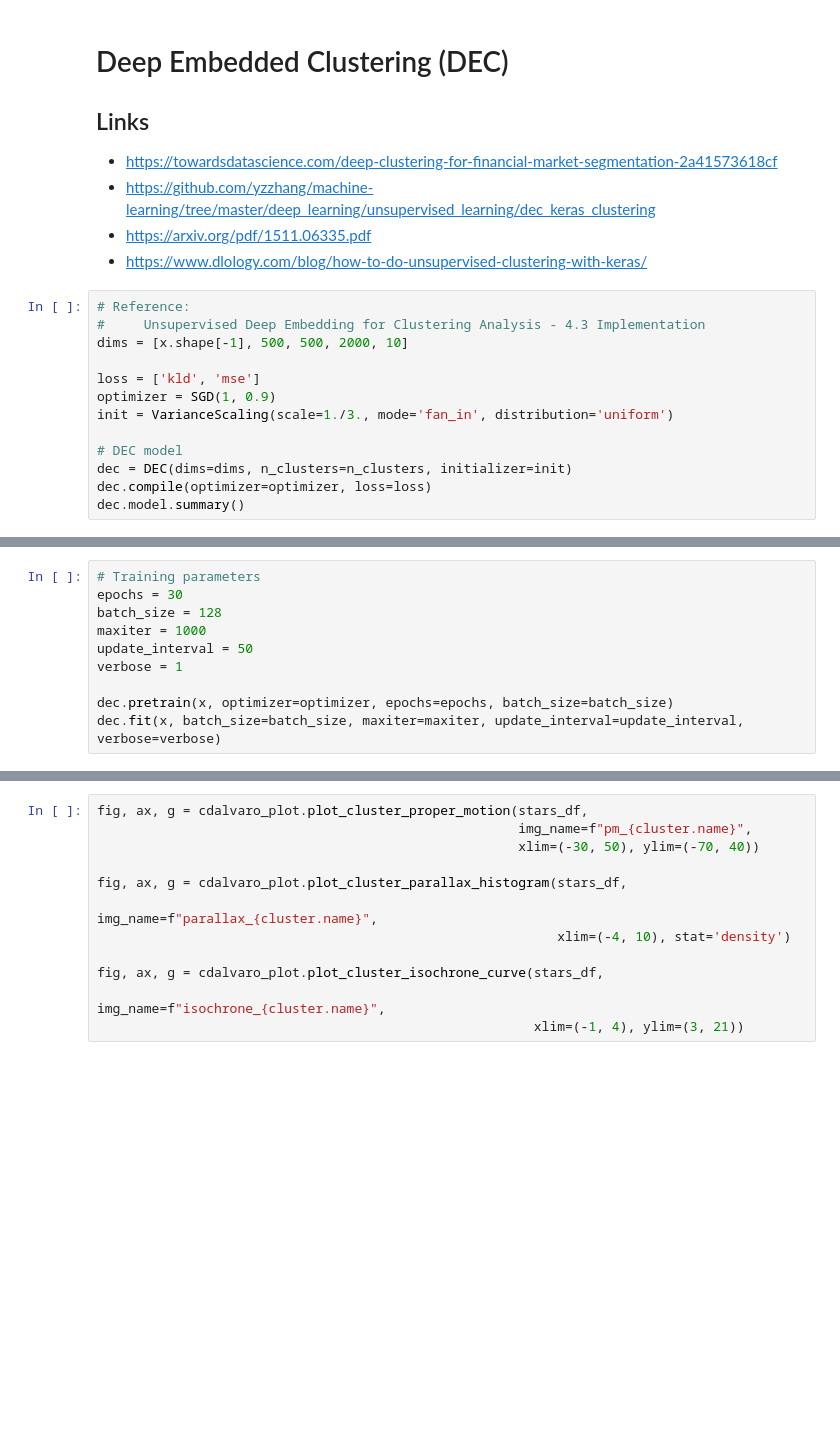
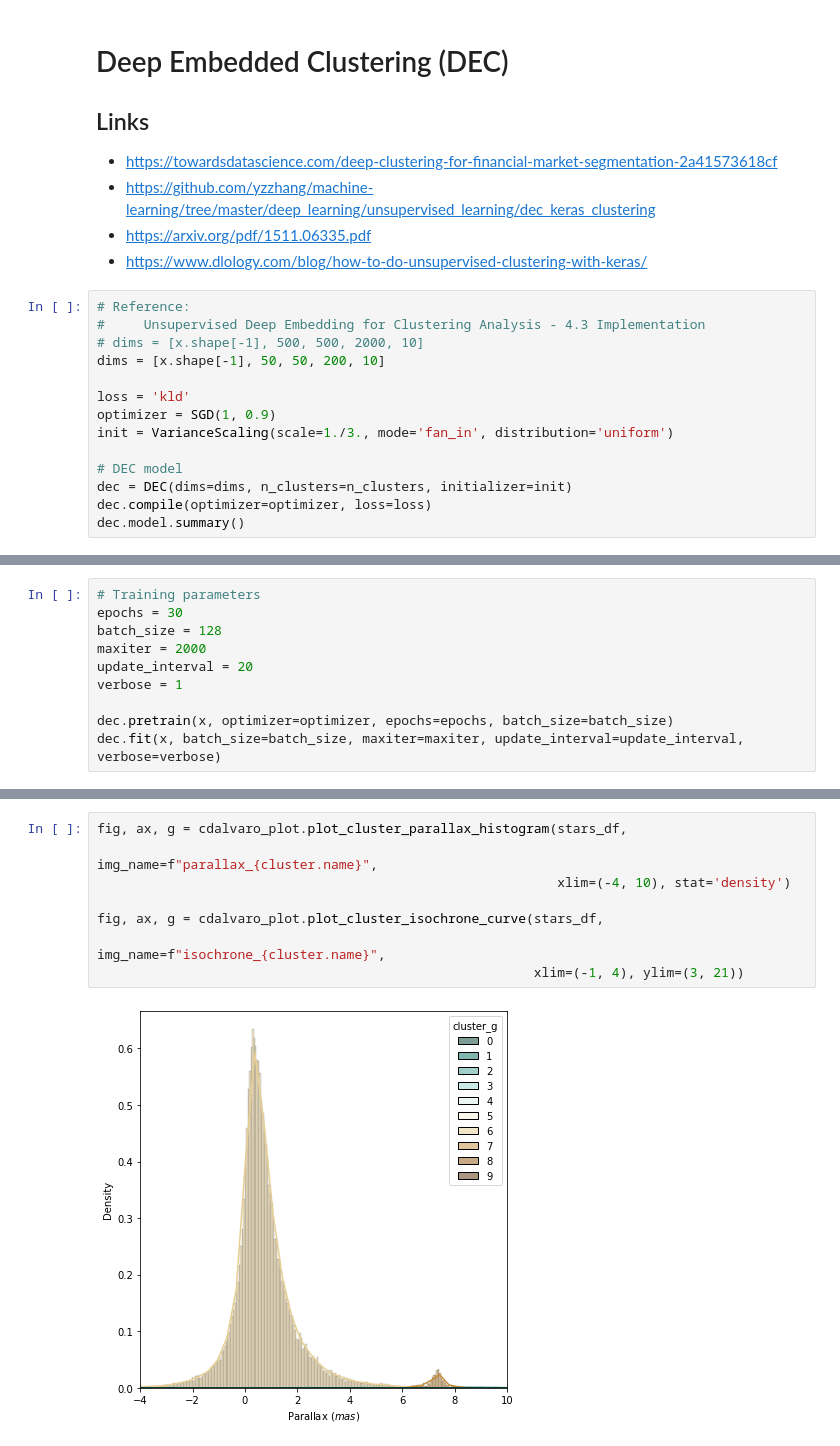
Before and after one commit to cdalvaro/machine-learning-master-thesis, a Jupyter notebook: src/notebooks/cluster_characterization.ipynb, the cells around one changed output, grey strips where cells are left out. Cells and saved outputs as stored; diff of their text form; blank space fills up the shorter version.

```diff
--- a/src/notebooks/cluster_characterization.ipynb
+++ b/src/notebooks/cluster_characterization.ipynb
@@ -99,9 +131,10 @@ fig, ax, g = cdalvaro_plot.plot_cluster_proper_motion(stars_df,
 # %%
 # Reference:
 #     Unsupervised Deep Embedding for Clustering Analysis - 4.3 Implementation
-dims = [x.shape[-1], 500, 500, 2000, 10]
+# dims = [x.shape[-1], 500, 500, 2000, 10]
+dims = [x.shape[-1], 50, 50, 200, 10]
 
-loss = ['kld', 'mse']
+loss = 'kld'
 optimizer = SGD(1, 0.9)
 init = VarianceScaling(scale=1./3., mode='fan_in', distribution='uniform')
 
@@ -116,8 +171,8 @@ Image(filename=f'{save_dir}/dec_model.png')
 # Training parameters
 epochs = 30
 batch_size = 128
-maxiter = 1000
-update_interval = 50
+maxiter = 2000
+update_interval = 20
 verbose = 1
 
 dec.pretrain(x, optimizer=optimizer, epochs=epochs, batch_size=batch_size)
@@ -128,12 +213,10 @@ stars_df['cluster_g'].value_counts()
 # %%
-fig, ax, g = cdalvaro_plot.plot_cluster_proper_motion(stars_df,
-                                                      img_name=f"pm_{cluster.name}",
-                                                      xlim=(-30, 50), ylim=(-70, 40))
-
 fig, ax, g = cdalvaro_plot.plot_cluster_parallax_histogram(stars_df,
                                                            img_name=f"parallax_{cluster.name}",
                                                            xlim=(-4, 10), stat='density')
 
 fig, ax, g = cdalvaro_plot.plot_cluster_isochrone_curve(stars_df,
                                                         img_name=f"isochrone_{cluster.name}",
                                                         xlim=(-1, 4), ylim=(3, 21))
+# %% [output]
+[figure, added]
```
Also changed, not shown: parts of 14 cells of this notebook.
